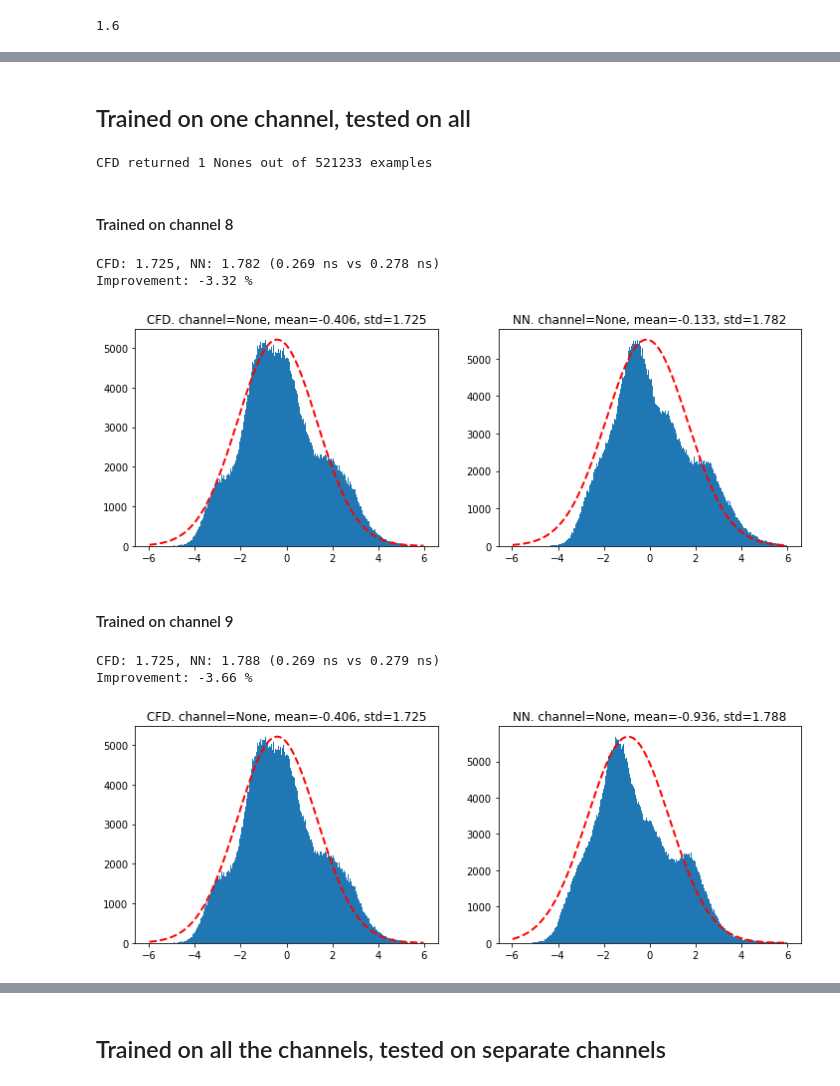
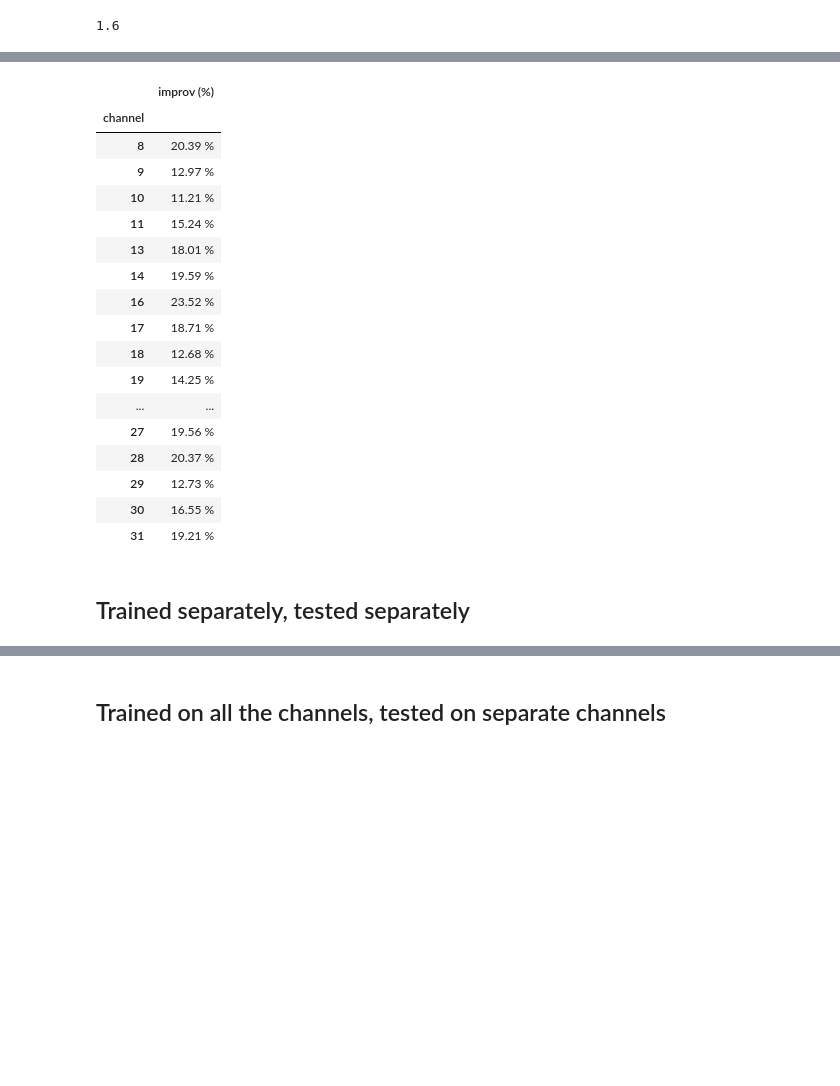
Before and after one commit to MatiXOfficial/pps-diamond-time-measurement, a Jupyter notebook: notebooks/neural_network_tests/nn_channels_experiments.ipynb, the cells around one changed output, grey strips where cells are left out. Saved outputs shown, nothing was run; the diff lists cells and outputs as text; code cells hidden in the pictures; blank space fills up the shorter version.

```diff
--- a/notebooks/neural_network_tests/nn_channels_experiments.ipynb
+++ b/notebooks/neural_network_tests/nn_channels_experiments.ipynb
@@ -35,6 +37,11 @@ all_channels_data = dataset['dataset'].flat[0]
 all_channels_data.keys()
 # %% [output]
 dict_keys([8, 9, 10, 11, 13, 14, 16, 17, 18, 19, 20, 21, 22, 23, 24, 25, 26, 27, 28, 29, 30, 31])
+# %%
+TEST_SIZE = 0.2
+RANDOM_STATE = 42
+
+FILTERS_MULT_SEP = 4
 # %% [markdown]
 # Utils
 # %%
@@ -102,7 +113,7 @@ def pred_and_retrieve_y(model, X):
             y_pred[i] = np.average(np.arange(len(y)), weights=y)
     return y_pred
 
-def compare_model_with_cfd(model, cfd, X, y_true, channel=None, figsize=(12, 4), show=True, y_cfd=None, return_gauss_stats=True):
+def compare_model_with_cfd(model, cfd, X, y_true, channel=None, figsize=(12, 4), show=True, y_cfd=None, return_gauss_stats=True, log=True):
     if y_cfd is None:
         y_cfd = np.array([cfd.predict(x) for x in X])
         n_none = list(y_cfd).count(None)
@@ -116,7 +127,7 @@ def compare_model_with_cfd(model, cfd, X, y_true, channel=None, figsize=(12, 4),
     y_cfd = y_cfd[mask]
     y_model = y_model[mask]
 
-    if channel is not None:
+    if log and channel is not None:
         display(HTML(f'<h4>Channel {channel}</h4>'))
 
     plt.figure(figsize=figsize)
@@ -126,11 +137,14 @@ def compare_model_with_cfd(model, cfd, X, y_true, channel=None, figsize=(12, 4),
     std_model = plot_difference_hist(y_true, y_model, channel, 'NN', hist_range=(-6, 6), n_bins=300, return_gauss_stats=return_gauss_stats)
 
     improvement = (std_cfd - std_model) / std_cfd
-    print(f"CFD: {std_cfd:0.3f}, NN: {std_model:0.3f} ({std_cfd * TIME_STEP:0.3f} ns vs {std_model * TIME_STEP:0.3f} ns)")
-    print(f'Improvement: {improvement * 100:0.2f} %')
+
+    if log:
+        print(f"CFD: {std_cfd:0.3f}, NN: {std_model:0.3f} ({std_cfd * TIME_STEP:0.3f} ns vs {std_model * TIME_STEP:0.3f} ns)")
+        print(f'Improvement: {improvement * 100:0.2f} %')
     if show:
         plt.show()
     else:
         plt.close()
+    return improvement
 
 cfd = CFD(n_baseline=10, fraction=0.25)
@@ -222,33 +244,27 @@ Improvement: 19.54 %
-# %% [markdown]
-## Trained on one channel, tested on all
-# %%
-X_all = np.vstack([data[0] for data in all_channels_data.values()])
-y_all = np.hstack([data[1] for data in all_channels_data.values()])
-
-X_all_aug, y_all_aug = augmentation_random_cut(X_all, y_all, 8, seed=42, apply=True)
-
-y_all_cfd = np.array([cfd.predict(x) for x in X_all_aug])
-print(f'CFD returned {list(y_all_cfd).count(None)} Nones out of {len(y_all_cfd)} examples')
-
-Y_all_heatmap = np.array([gaussian_kernel(y) for y in y_all_aug])
-# %% [output]
-CFD returned 1 Nones out of 521233 examples
-# %%
-for channel in list(all_channels_data.keys())[:2]:
-    model = create_model(filters_mult=4)
-    model.load_weights(f'model_weights/nn_channels_experiments/model_separate_{channel}/weights')
-    model.compile(loss='mse', optimizer=optimizers.Adam(), loss_weights=100)
-
-    display(HTML(f'<h4>Trained on channel {channel}</h4>'))
-
-    # model.evaluate(X_all_aug, Y_all_heatmap, batch_size=8192)
-    compare_model_with_cfd(model, cfd, X_all_aug, y_all_aug, y_cfd=y_all_cfd, show=True)
-# %% [output]
-Trained on channel 8
-CFD: 1.725, NN: 1.782 (0.269 ns vs 0.278 ns)
-Improvement: -3.32 %
-[figure, removed]
-Trained on channel 9
-CFD: 1.725, NN: 1.788 (0.269 ns vs 0.279 ns)
-Improvement: -3.66 %
-[figure, removed]
+# %%
+improvement_data = {ch: f'{value * 100:0.2f} %' for ch, value in improvements.items()}
+
+df = pd.DataFrame(improvement_data.values(), index=improvement_data.keys(), columns=['improv (%)'])
+df.index.name = 'channel'
+df
+# %% [output]
+|  | improv (%) |
+| channel |  |
+| 8 | 20.39 % |
+| 9 | 12.97 % |
+| 10 | 11.21 % |
+| 11 | 15.24 % |
+| 13 | 18.01 % |
+| 14 | 19.59 % |
+| 16 | 23.52 % |
+| 17 | 18.71 % |
+| 18 | 12.68 % |
+| 19 | 14.25 % |
+| ... | ... |
+| 27 | 19.56 % |
+| 28 | 20.37 % |
+| 29 | 12.73 % |
+| 30 | 16.55 % |
+| 31 | 19.21 % |
+# %% [markdown]
+## Trained separately, tested separately
```
Also changed, not shown: parts of 15 cells of this notebook, 3 other files.
